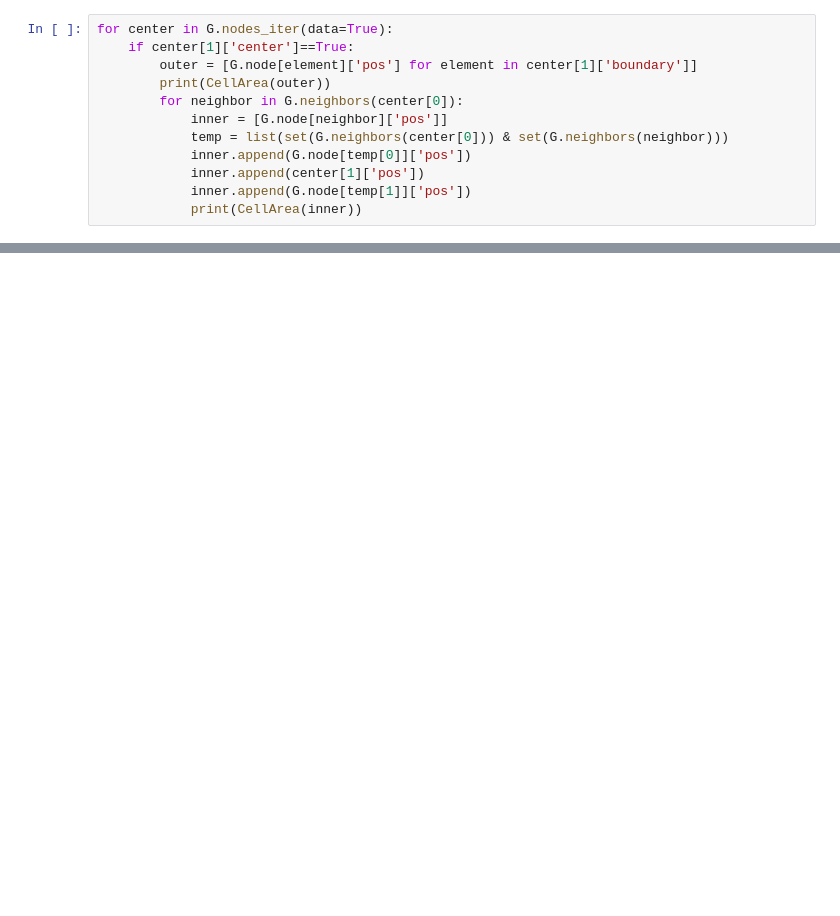
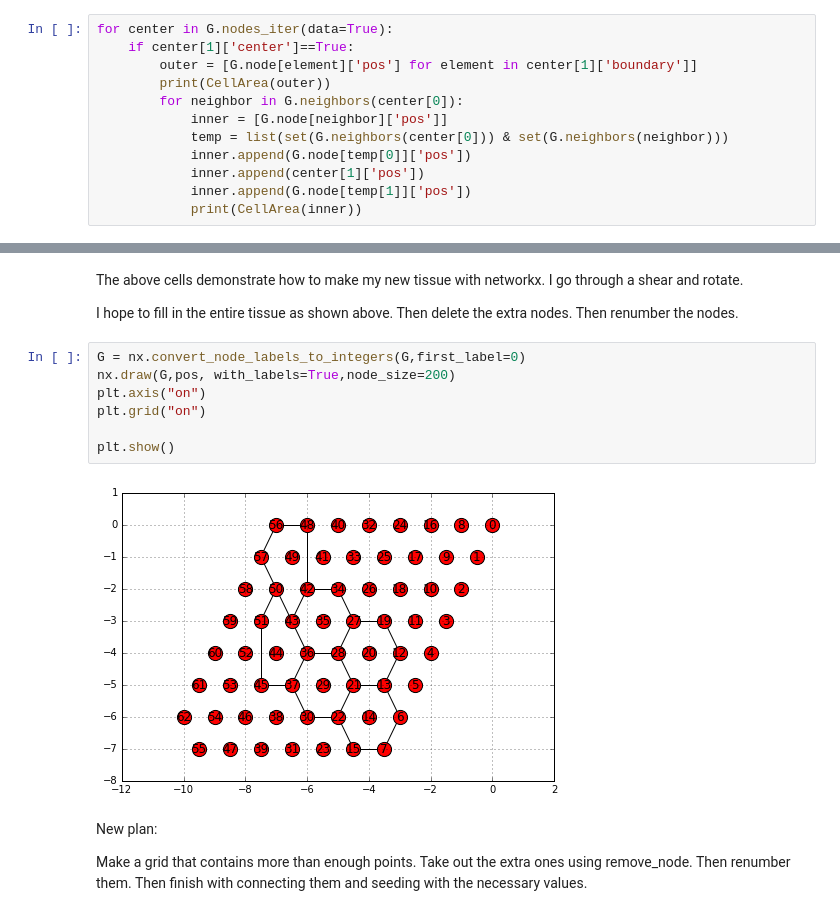
Before and after one commit to clintondurney/ubuquitous-drosophila, a Jupyter notebook: MultCell/CellularSheet.ipynb, the cells around one changed output, grey strips where cells are left out. Cells and saved outputs as stored; diff of their text form; blank space fills up the shorter version.

```diff
--- a/MultCell/CellularSheet.ipynb
+++ b/MultCell/CellularSheet.ipynb
@@ -245,0 +515,17 @@ for center in G.nodes_iter(data=True):
+# %% [markdown]
+The above cells demonstrate how to make my new tissue with networkx.  I go through a shear and rotate.
+
+I hope to fill in the entire tissue as shown above.  Then delete the extra nodes.  Then renumber the nodes.
+# %%
+G = nx.convert_node_labels_to_integers(G,first_label=0)
+nx.draw(G,pos, with_labels=True,node_size=200)
+plt.axis("on")
+plt.grid("on")
+
+plt.show()
+# %% [output]
+[figure, added]
+# %% [markdown]
+New plan:
+
+Make a grid that contains more than enough points.  Take out the extra ones using remove_node.  Then renumber them.  Then finish with connecting them and seeding with the necessary values.
```
Also changed, not shown: parts of 28 cells of this notebook, 4 other files.
